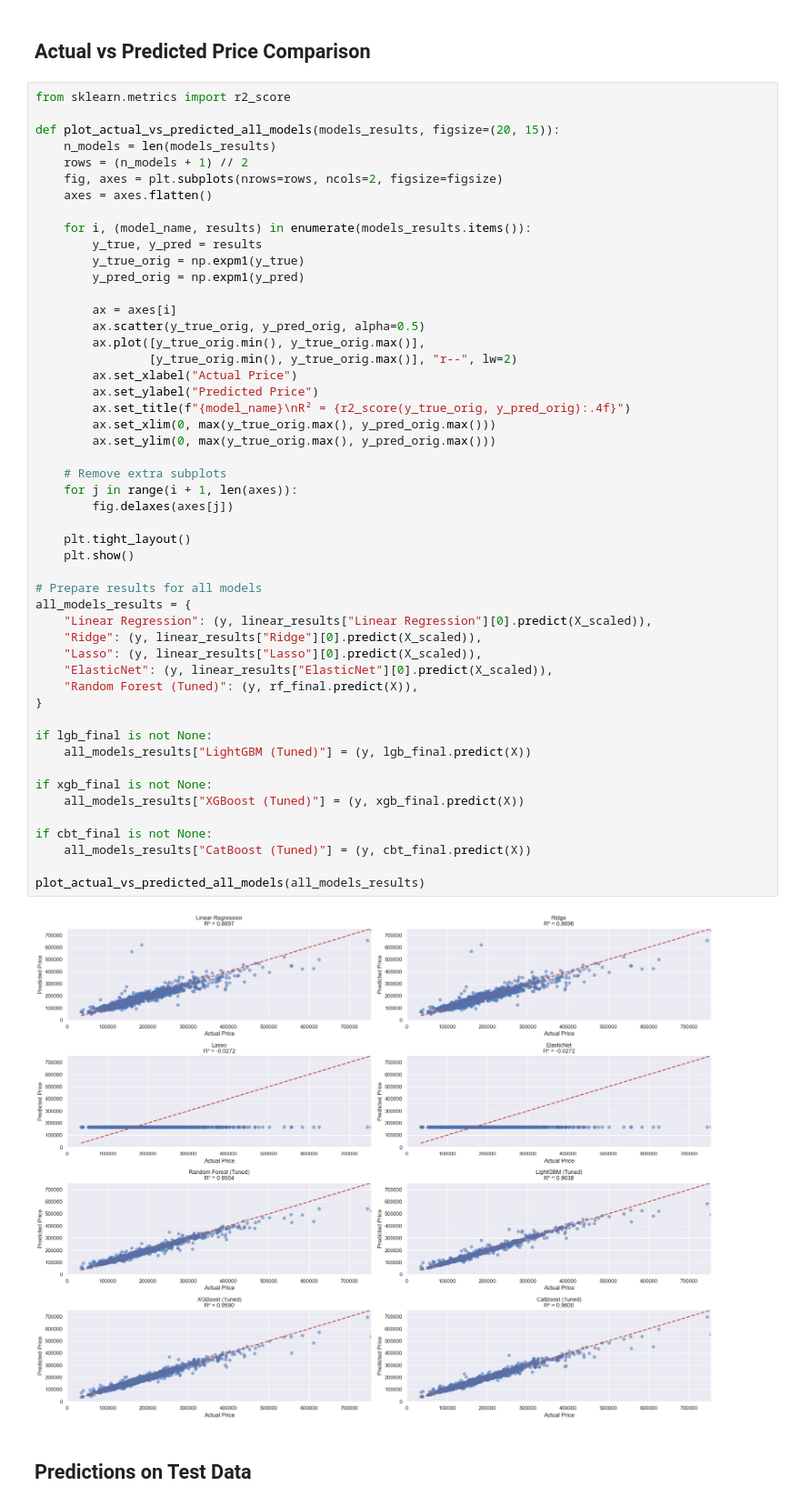
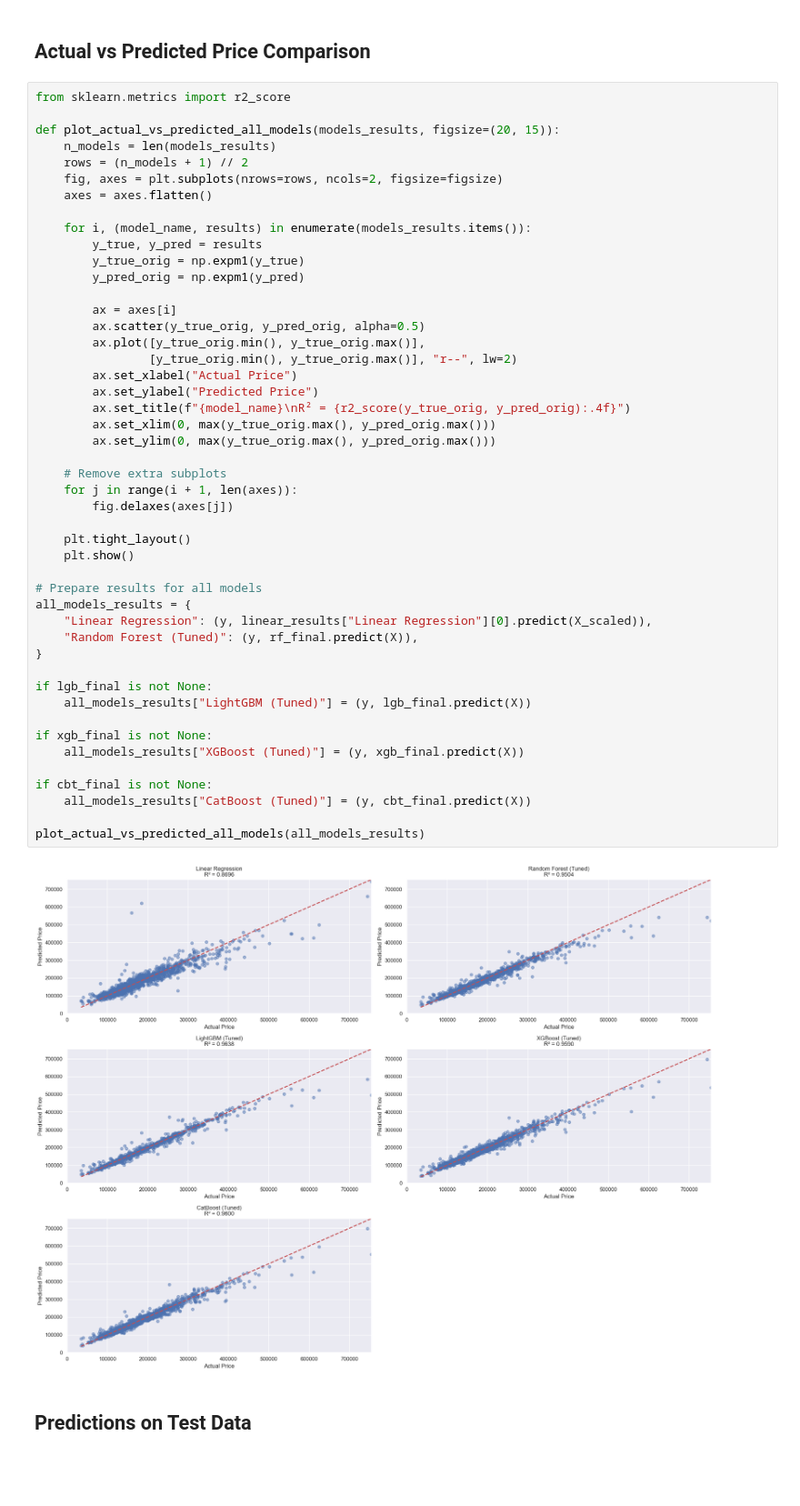
Before and after one commit to sutneV/6006CEM, a Jupyter notebook: Regression/regression.ipynb, the cells around one changed output. Shown at 91% size. Cells and saved outputs as stored; diff of their text form; blank space fills up the shorter version.

```diff
--- a/Regression/regression.ipynb
+++ b/Regression/regression.ipynb
@@ -527,37 +520,34 @@ def plot_actual_vs_predicted_all_models(models_results, figsize=(20, 15)):
         ax.set_xlabel("Actual Price")
         ax.set_ylabel("Predicted Price")
         ax.set_title(f"{model_name}\nR² = {r2_score(y_true_orig, y_pred_orig):.4f}")
         ax.set_xlim(0, max(y_true_orig.max(), y_pred_orig.max()))
         ax.set_ylim(0, max(y_true_orig.max(), y_pred_orig.max()))
 
     # Remove extra subplots
     for j in range(i + 1, len(axes)):
         fig.delaxes(axes[j])
 
     plt.tight_layout()
     plt.show()
 
 # Prepare results for all models
 all_models_results = {
     "Linear Regression": (y, linear_results["Linear Regression"][0].predict(X_scaled)),
-    "Ridge": (y, linear_results["Ridge"][0].predict(X_scaled)),
-    "Lasso": (y, linear_results["Lasso"][0].predict(X_scaled)),
-    "ElasticNet": (y, linear_results["ElasticNet"][0].predict(X_scaled)),
     "Random Forest (Tuned)": (y, rf_final.predict(X)),
 }
 
 if lgb_final is not None:
     all_models_results["LightGBM (Tuned)"] = (y, lgb_final.predict(X))
 
 if xgb_final is not None:
     all_models_results["XGBoost (Tuned)"] = (y, xgb_final.predict(X))
 
 if cbt_final is not None:
     all_models_results["CatBoost (Tuned)"] = (y, cbt_final.predict(X))
 
 plot_actual_vs_predicted_all_models(all_models_results)
 # %% [output]
-[figure, old version]
+[figure, new version]
 # %% [markdown]
 ## Predictions on Test Data
 # %%
```
Also changed, not shown: parts of 7 cells of this notebook, 10 other files.
